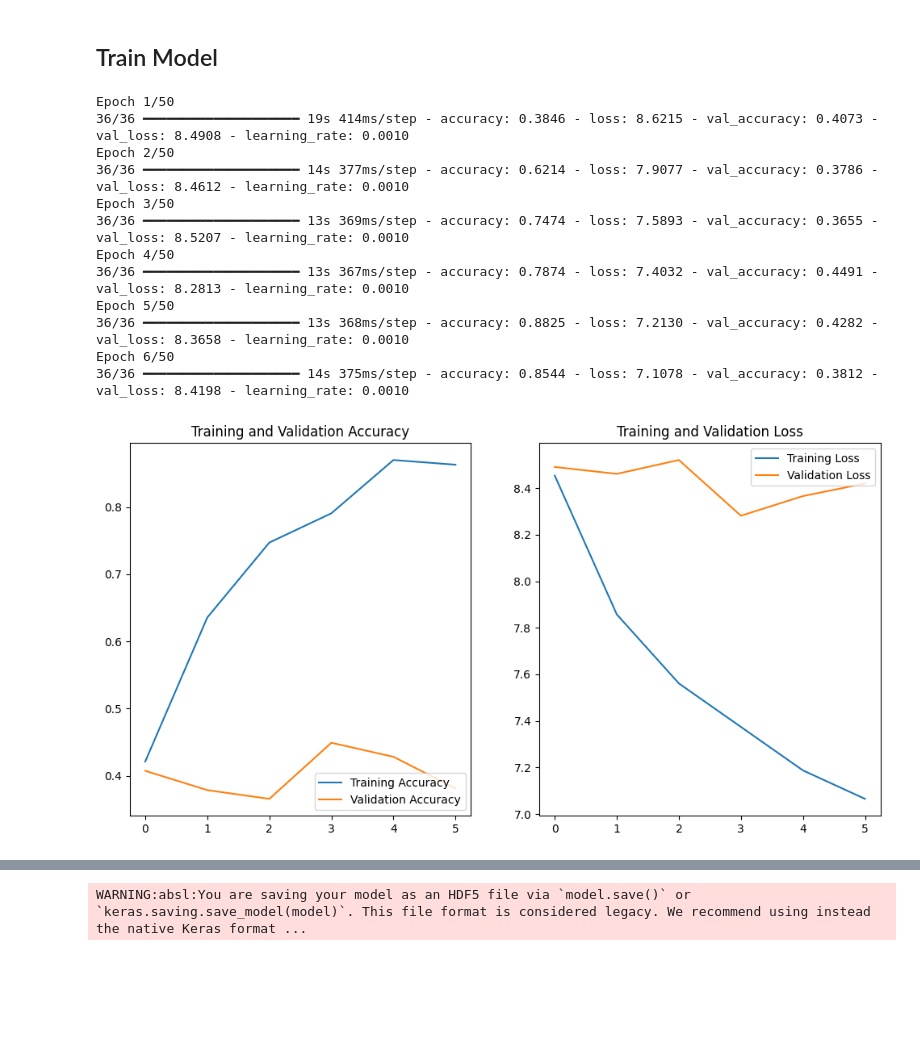
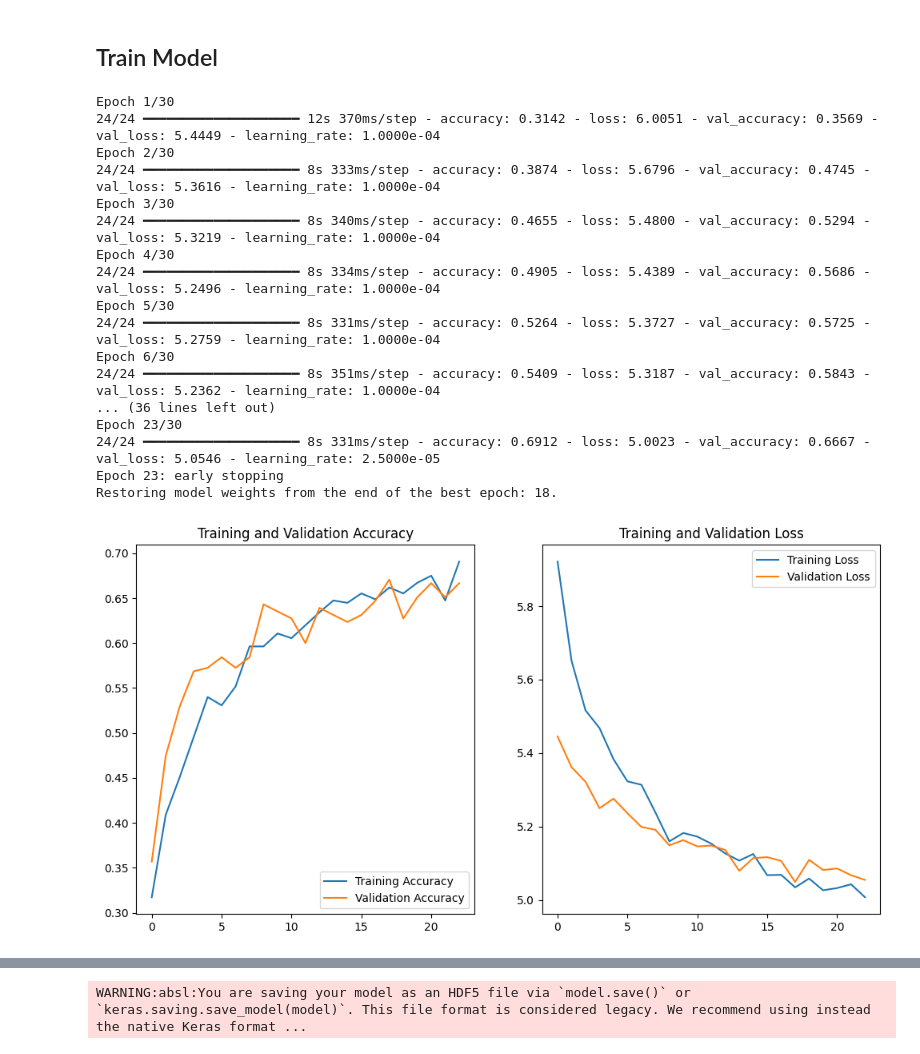
Before and after one commit to Bangkit-C242-PS177/ML, a Jupyter notebook: skin_type.ipynb, the cells around one changed output, grey strips where cells are left out. Drawn from its saved outputs; the diff is of its cells as text; code cells hidden in the pictures; blank space fills up the shorter version.

Commit message:
improved skin type model

```diff
--- a/skin_type.ipynb
+++ b/skin_type.ipynb
@@ -22,7 +22,7 @@ from sklearn.metrics import confusion_matrix, classification_report
 from dotenv import load_dotenv
 
 load_dotenv()
-datasets_path = os.getenv('DATASET_PATH_TYPE')
+datasets_path = os.getenv('DATASET_PATH_TYPE_2')
 # %%
 # Importing MobileNetV2 Model With ImagNet Weight Without The Top Layer
 base_model = MobileNetV2(weights='imagenet', include_top=False, input_shape=(224, 224, 3))
@@ -117,0 +123,6 @@ WARNING:absl:You use TensorFlow DType <dtype: 'float32'> in tfds.features This w
+# %%
+# Filter dan tampilkan label dengan nilai [0, 0, 1]
+for i, example in enumerate(ds_train):
+    label = example['label'].numpy()  # Ambil label sebagai numpy array
+    if (label == [0, 0, 1]).all():
+        print(f"Label {i + 1}: {label}")
@@ -184,7 +229,7 @@ x = GlobalAveragePooling2D()(x)
 # x = BatchNormalization()(x)
 # x = ReLU()(x)  # ReLU activation setelah batch normalization
 # x = Dropout(0.4)(x)
-x = Dense(512, kernel_regularizer=l2(0.01))(x)
+x = Dense(256, kernel_regularizer=l2(0.01))(x)
 x = BatchNormalization()(x)
 x = ReLU()(x)  # ReLU activation setelah batch normalization
 x = Dropout(0.5)(x)
@@ -193,8 +238,7 @@ outputs = Dense(3, activation='softmax', kernel_regularizer=l2(0.01))(x)  # Meng
 # Membuat model akhir
 model = Model(inputs=base_model.input, outputs=outputs)
 
-
 # Menyesuaikan optimizer dan learning rate
-optimizer = tf.keras.optimizers.SGD(learning_rate=0.001, momentum=0.9)
+optimizer = tf.keras.optimizers.SGD(learning_rate=0.0001, momentum=0.9)
 # Compiling the model
 model.compile(optimizer=optimizer, loss='categorical_crossentropy', metrics=['accuracy'])
@@ -215,3 +270,21 @@ early_stopping = EarlyStopping(
+# %%
+from tensorflow.keras.callbacks import EarlyStopping, ModelCheckpoint, ReduceLROnPlateau
+
+# Callback untuk menghentikan pelatihan jika validasi loss tidak membaik
+early_stopping = EarlyStopping(
+    monitor='val_loss',
+    patience=5,
+    restore_best_weights=True,
+    verbose=1
+)
+
+# Callback untuk mengurangi learning rate jika validasi loss stagnan
+lr_scheduler = ReduceLROnPlateau(
+    monitor='val_loss',
+    factor=0.5,
+    patience=3,
+    verbose=1
+)
 # %%
 for image, label in ds_train.take(1):
     print(image.shape, label.shape)  # Pastikan gambar memiliki shape (32, 224, 224, 3)
@@ -220,54 +293,58 @@ for image, label in ds_train.take(1):
 # %% [markdown]
 ## Train Model
 # %%
-class_weight = {0: 1.4, 1: 0.45, 2: 1.1}  # Sesuaikan bobot berdasarkan kinerja kelas
+# class_weight = {0: 0.6 , 1: 1.2 , 2: 0.6}  # Sesuaikan bobot berdasarkan kinerja kelas
 
 # Melatih model dan mencatat hasil pelatihan dalam objek `history`
 history = model.fit(
     ds_train,
     validation_data=ds_val,
-    epochs=50,
-    class_weight=class_weight,
-    # callbacks=[early_stopping]
-    callbacks=[early_stopping, reduce_lr]
+    epochs=30,
+    # class_weight=class_weight,
+    callbacks=[early_stopping, lr_scheduler]
 )
 
 # Menampilkan metrik dengan matplotlib
 accuracy = history.history['accuracy']
 val_accuracy = history.history['val_accuracy']
 loss = history.history['loss']
 val_loss = history.history['val_loss']
 
 epochs_range = range(len(accuracy))
 
 plt.figure(figsize=(12, 6))
 plt.subplot(1, 2, 1)
 plt.plot(epochs_range, accuracy, label='Training Accuracy')
 plt.plot(epochs_range, val_accuracy, label='Validation Accuracy')
 plt.legend(loc='lower right')
 plt.title('Training and Validation Accuracy')
 
 plt.subplot(1, 2, 2)
 plt.plot(epochs_range, loss, label='Training Loss')
 plt.plot(epochs_range, val_loss, label='Validation Loss')
 plt.legend(loc='upper right')
 plt.title('Training and Validation Loss')
 plt.show()
 
 # Evaluasi model pada data testing
 loss, accuracy = model.evaluate(ds_test)
 print(f'Testing Loss: {loss}, Testing Accuracy: {accuracy}')
 # %% [output]
-Epoch 1/50
-36/36 ━━━━━━━━━━━━━━━━━━━━ 19s 414ms/step - accuracy: 0.3846 - loss: 8.6215 - val_accuracy: 0.4073 - val_loss: 8.4908 - learning_rate: 0.0010
-Epoch 2/50
-36/36 ━━━━━━━━━━━━━━━━━━━━ 14s 377ms/step - accuracy: 0.6214 - loss: 7.9077 - val_accuracy: 0.3786 - val_loss: 8.4612 - learning_rate: 0.0010
-Epoch 3/50
-36/36 ━━━━━━━━━━━━━━━━━━━━ 13s 369ms/step - accuracy: 0.7474 - loss: 7.5893 - val_accuracy: 0.3655 - val_loss: 8.5207 - learning_rate: 0.0010
-Epoch 4/50
-36/36 ━━━━━━━━━━━━━━━━━━━━ 13s 367ms/step - accuracy: 0.7874 - loss: 7.4032 - val_accuracy: 0.4491 - val_loss: 8.2813 - learning_rate: 0.0010
-Epoch 5/50
-36/36 ━━━━━━━━━━━━━━━━━━━━ 13s 368ms/step - accuracy: 0.8825 - loss: 7.2130 - val_accuracy: 0.4282 - val_loss: 8.3658 - learning_rate: 0.0010
-Epoch 6/50
-36/36 ━━━━━━━━━━━━━━━━━━━━ 14s 375ms/step - accuracy: 0.8544 - loss: 7.1078 - val_accuracy: 0.3812 - val_loss: 8.4198 - learning_rate: 0.0010
+Epoch 1/30
+24/24 ━━━━━━━━━━━━━━━━━━━━ 12s 370ms/step - accuracy: 0.3142 - loss: 6.0051 - val_accuracy: 0.3569 - val_loss: 5.4449 - learning_rate: 1.0000e-04
+Epoch 2/30
+24/24 ━━━━━━━━━━━━━━━━━━━━ 8s 333ms/step - accuracy: 0.3874 - loss: 5.6796 - val_accuracy: 0.4745 - val_loss: 5.3616 - learning_rate: 1.0000e-04
+Epoch 3/30
+24/24 ━━━━━━━━━━━━━━━━━━━━ 8s 340ms/step - accuracy: 0.4655 - loss: 5.4800 - val_accuracy: 0.5294 - val_loss: 5.3219 - learning_rate: 1.0000e-04
+Epoch 4/30
+24/24 ━━━━━━━━━━━━━━━━━━━━ 8s 334ms/step - accuracy: 0.4905 - loss: 5.4389 - val_accuracy: 0.5686 - val_loss: 5.2496 - learning_rate: 1.0000e-04
+Epoch 5/30
+24/24 ━━━━━━━━━━━━━━━━━━━━ 8s 331ms/step - accuracy: 0.5264 - loss: 5.3727 - val_accuracy: 0.5725 - val_loss: 5.2759 - learning_rate: 1.0000e-04
+Epoch 6/30
+24/24 ━━━━━━━━━━━━━━━━━━━━ 8s 351ms/step - accuracy: 0.5409 - loss: 5.3187 - val_accuracy: 0.5843 - val_loss: 5.2362 - learning_rate: 1.0000e-04
+... (36 lines left out)
+Epoch 23/30
+24/24 ━━━━━━━━━━━━━━━━━━━━ 8s 331ms/step - accuracy: 0.6912 - loss: 5.0023 - val_accuracy: 0.6667 - val_loss: 5.0546 - learning_rate: 2.5000e-05
+Epoch 23: early stopping
+Restoring model weights from the end of the best epoch: 18.
-[figure, old version]
+[figure, new version]
```
Also changed, not shown: parts of 21 cells of this notebook, 4 other files.
